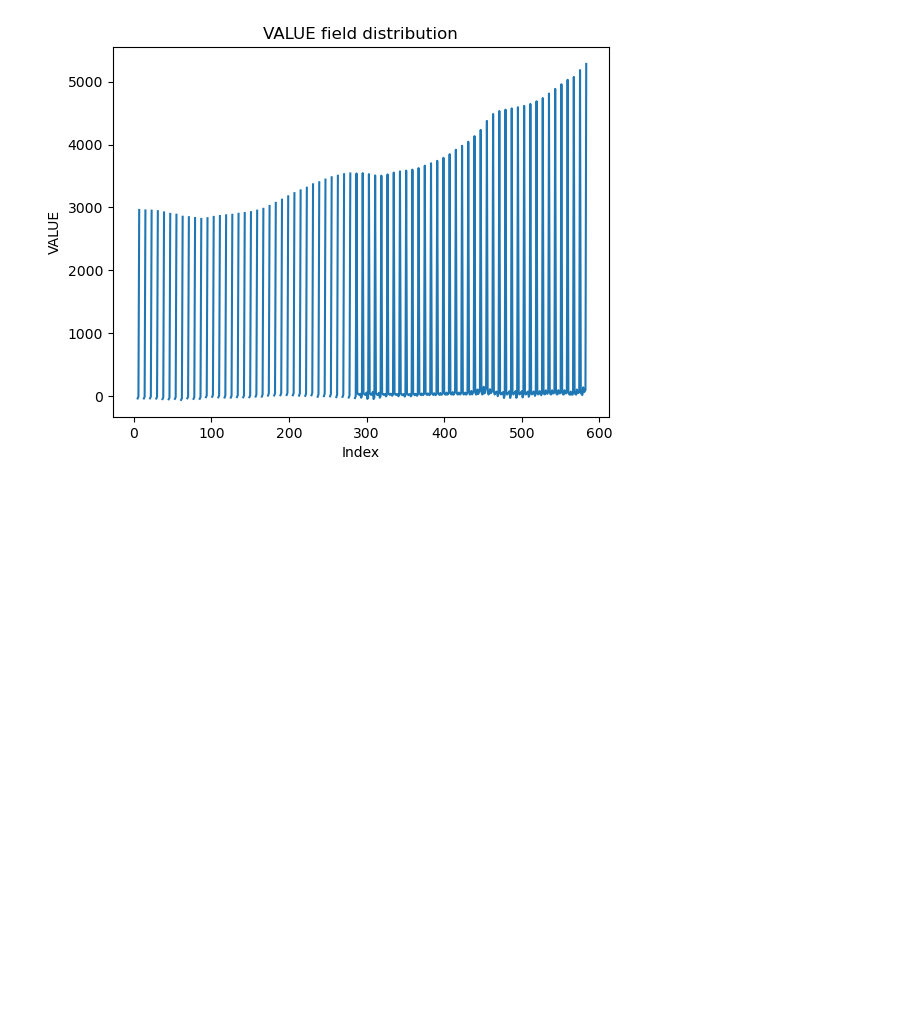
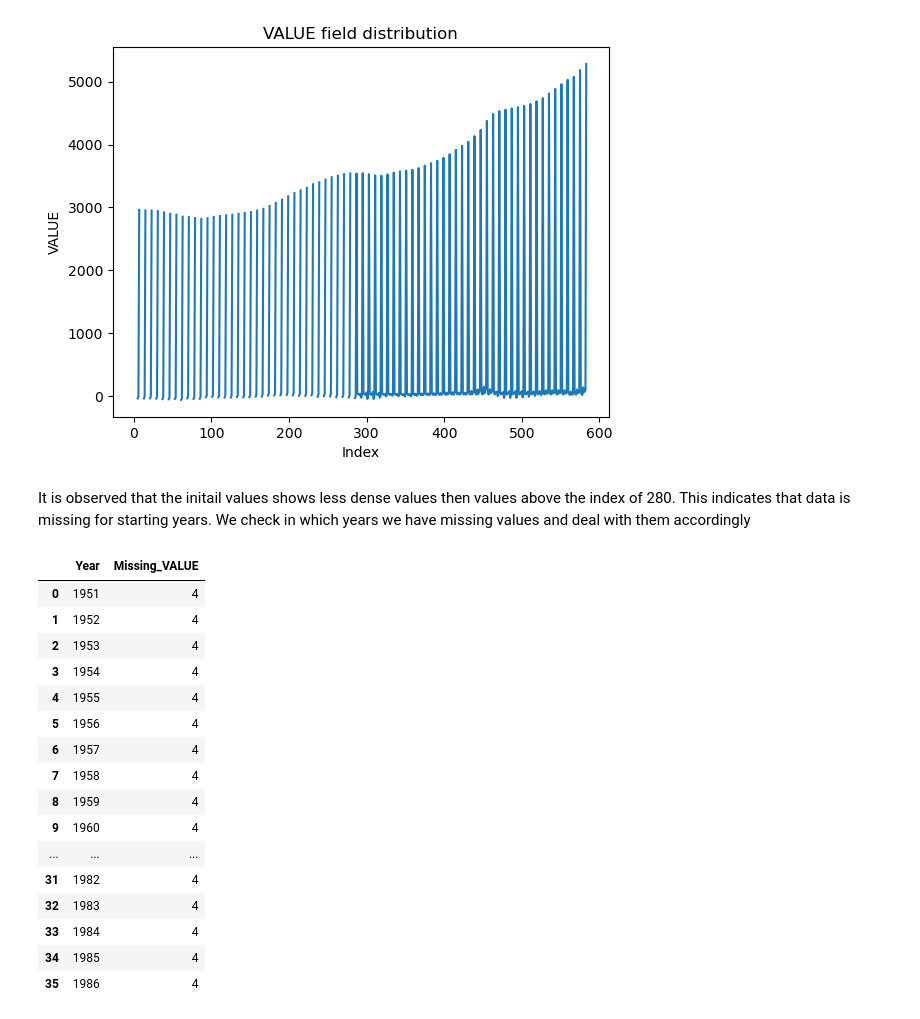
Before and after one commit to 2021402/CA-01-MSc-Data-Analytics, a Jupyter notebook: Project Code 1.ipynb, the cells around one changed output. Drawn from its saved outputs; the diff is of its cells as text; code cells hidden in the pictures; blank space fills up the shorter version.

```diff
--- a/Project Code 1.ipynb
+++ b/Project Code 1.ipynb
@@ -51,3 +51,34 @@ plt.title("VALUE field distribution")
 plt.show()
 # %% [output]
 [figure]
+# %% [markdown]
+It is observed that the initail values shows less dense values then values above the index of 280. This indicates that data is missing for starting years. We check in which years we have missing values and deal with them accordingly
+# %%
+temp = [data[data['Year'] == year]['VALUE'].isna().sum() for year in data['Year'].unique()]    ## Missing value of VALUE in each Year
+
+missing_value_years = {
+    'Year': data['Year'].unique(),
+    'Missing_VALUE': temp
+}
+
+temp = pd.DataFrame(missing_value_years)
+
+temp[temp['Missing_VALUE'] != 0]
+# %% [output]
+|  | Year | Missing_VALUE |
+| 0 | 1951 | 4 |
+| 1 | 1952 | 4 |
+| 2 | 1953 | 4 |
+| 3 | 1954 | 4 |
+| 4 | 1955 | 4 |
+| 5 | 1956 | 4 |
+| 6 | 1957 | 4 |
+| 7 | 1958 | 4 |
+| 8 | 1959 | 4 |
+| 9 | 1960 | 4 |
+| ... | ... | ... |
+| 31 | 1982 | 4 |
+| 32 | 1983 | 4 |
+| 33 | 1984 | 4 |
+| 34 | 1985 | 4 |
+| 35 | 1986 | 4 |
```
Also changed, not shown: parts of 5 cells of this notebook.
